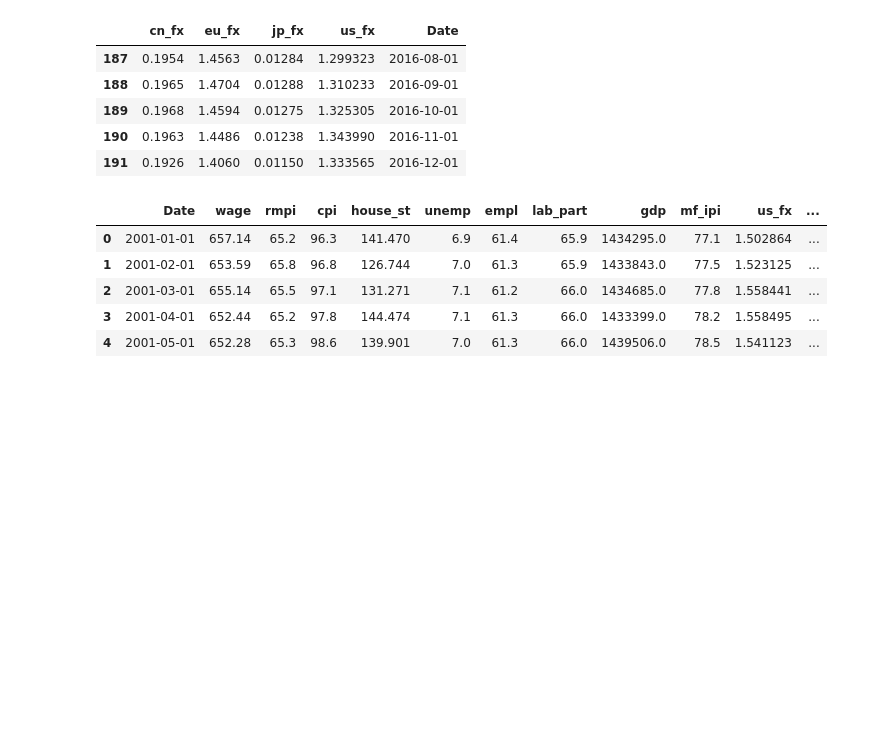
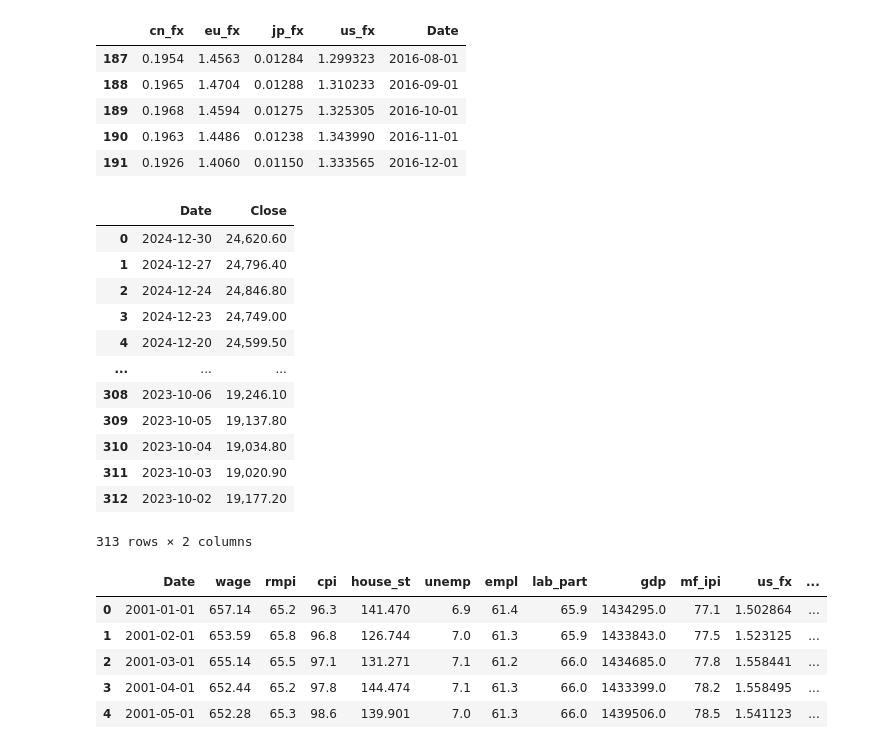
Before and after one commit to FleaBusyBeeBergs/dtsa5511-final-project, a Jupyter notebook: dtsa5511_final_project.ipynb, the cells around one changed output. Saved outputs shown, nothing was run; the diff lists cells and outputs as text; code cells hidden in the pictures; blank space fills up the shorter version.

```diff
--- a/dtsa5511_final_project.ipynb
+++ b/dtsa5511_final_project.ipynb
@@ -500,6 +500,25 @@ hist_fx.tail()
 | 189 | 0.1968 | 1.4594 | 0.01275 | 1.325305 | 2016-10-01 |
 | 190 | 0.1963 | 1.4486 | 0.01238 | 1.343990 | 2016-11-01 |
 | 191 | 0.1926 | 1.4060 | 0.01150 | 1.333565 | 2016-12-01 |
+# %%
+url = 'https://raw.githubusercontent.com/FleaBusyBeeBergs/dtsa5511-final-project/main/data/tsx-2023-2024%20-%20Sheet1.csv'
+hist_tsx = pd.read_csv(url)
+hist_tsx['Date'] = pd.to_datetime(hist_tsx['Date'])
+hist_tsx
+# %% [output]
+|  | Date | Close |
+| 0 | 2024-12-30 | 24,620.60 |
+| 1 | 2024-12-27 | 24,796.40 |
+| 2 | 2024-12-24 | 24,846.80 |
+| 3 | 2024-12-23 | 24,749.00 |
+| 4 | 2024-12-20 | 24,599.50 |
+| ... | ... | ... |
+| 308 | 2023-10-06 | 19,246.10 |
+| 309 | 2023-10-05 | 19,137.80 |
+| 310 | 2023-10-04 | 19,034.80 |
+| 311 | 2023-10-03 | 19,020.90 |
+| 312 | 2023-10-02 | 19,177.20 |
+313 rows × 2 columns
 # %%
 # Merge hist_fx into data on 'Date' using outer join
 data = pd.merge(merged_data, hist_fx, on='Date', how='outer', suffixes=('', '_hist'))
```
Also changed, not shown: parts of 1 cell of this notebook.
